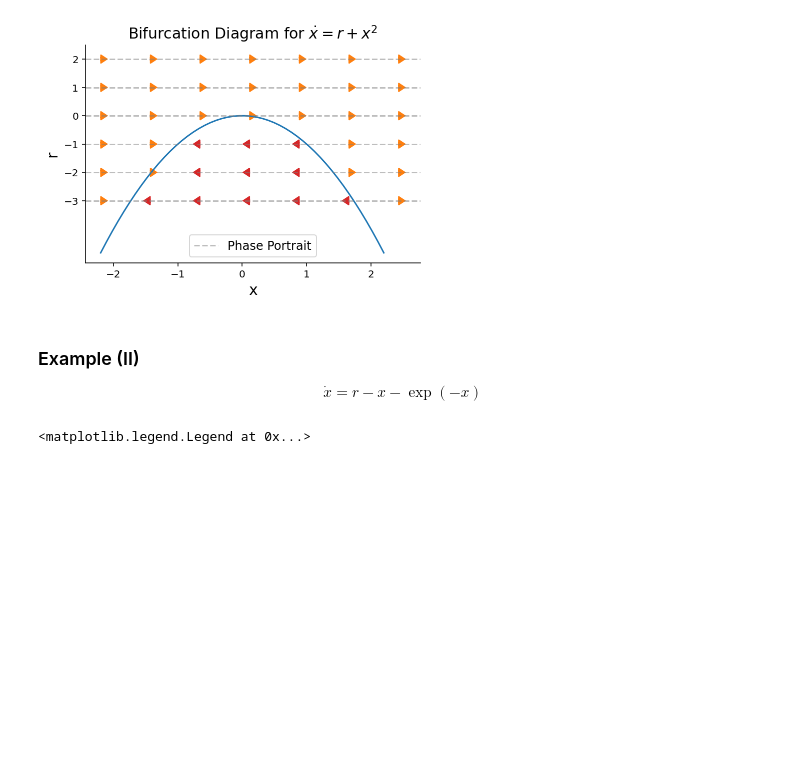
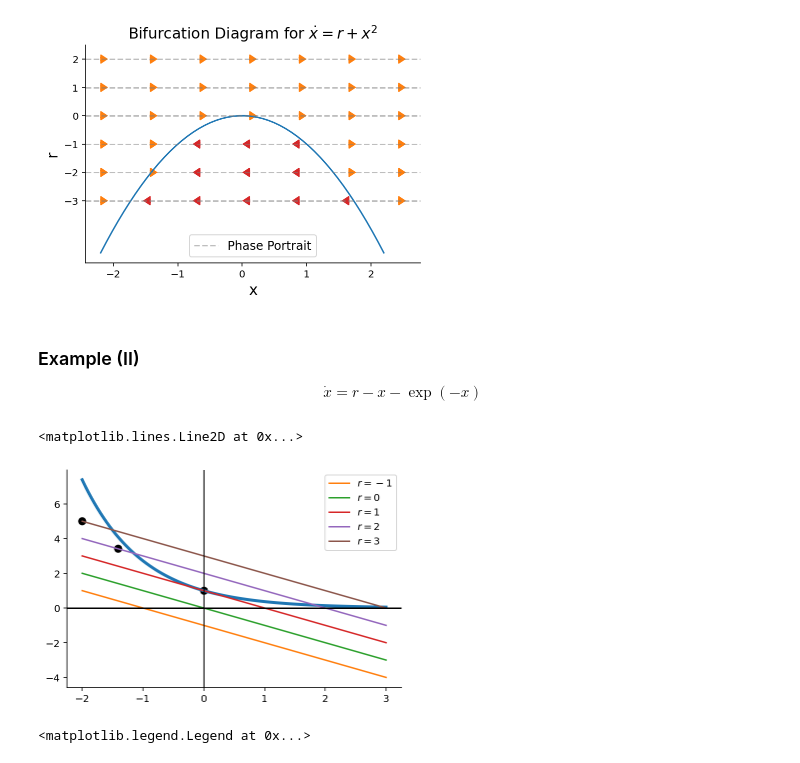
Before and after one commit to gerdm/QMUL, a Jupyter notebook: MTH744P-dynamical-systems/l03-bifurcations-r.ipynb, the cells around one changed output. Drawn from its saved outputs; the diff is of its cells as text; code cells hidden in the pictures; blank space fills up the shorter version.

```diff
--- a/MTH744P-dynamical-systems/l03-bifurcations-r.ipynb
+++ b/MTH744P-dynamical-systems/l03-bifurcations-r.ipynb
@@ -74,6 +74,24 @@ $$
 $$
 # %%
 def f(x, r): return r - x - np.exp(-x)
+# %%
+def g(x, r): return r - x
+def h(x): return np.exp(-x)
+
+xrange = np.linspace(-2, 3, 100)
+rvalues = np.arange(-1, 4, 1)
+plt.plot(xrange, h(xrange), linewidth=3)
+for r in rvalues:
+    plt.plot(xrange, g(xrange, r), label=f"$r={r}$")
+    if r > 0:
+        x1_star, x2_star = np.array([-1, 1]) * np.sqrt(2 * (r - 1))
+        plt.scatter(x1_star, g(x1_star, r), c="black", s=50)
+plt.legend()
+plt.axhline(y=0, c="black")
+plt.axvline(x=0, c="black")
+# %% [output]
+<matplotlib.lines.Line2D at 0x...>
+[figure, added]
 # %%
 xrange = np.linspace(-2, 3, 100)
 rvalues = np.arange(-0.5, 2.5, 0.5)
```
